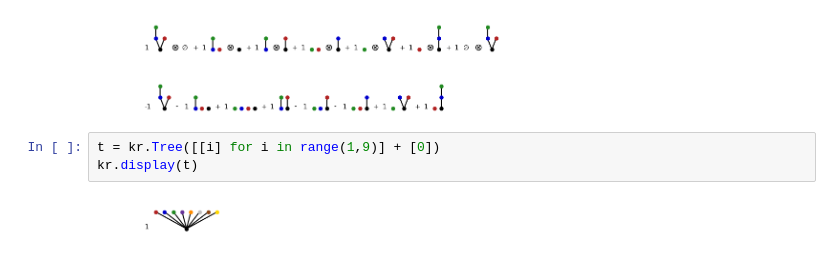
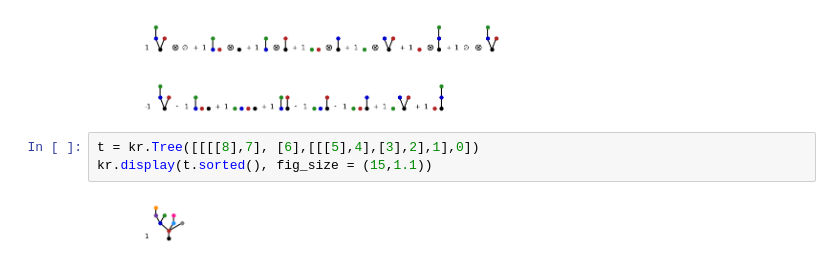
Before and after one commit to daniil-shmelev/kauri, a Jupyter notebook: examples/example.ipynb, the cells around one changed output. Drawn from its saved outputs; the diff is of its cells as text.

```diff
--- a/examples/example.ipynb
+++ b/examples/example.ipynb
@@ -307,7 +289,7 @@ kr.display(bck.antipode(t))
 [figure]
 [figure]
 # %%
-t = kr.Tree([[i] for i in range(1,9)] + [0])
-kr.display(t)
+t = kr.Tree([[[[8],7], [6],[[[5],4],[3],2],1],0])
+kr.display(t.sorted(), fig_size = (15,1.1))
 # %% [output]
-[figure, old version]
+[figure, new version]
```
Also changed, not shown: parts of 3 cells of this notebook, 11 other files.
